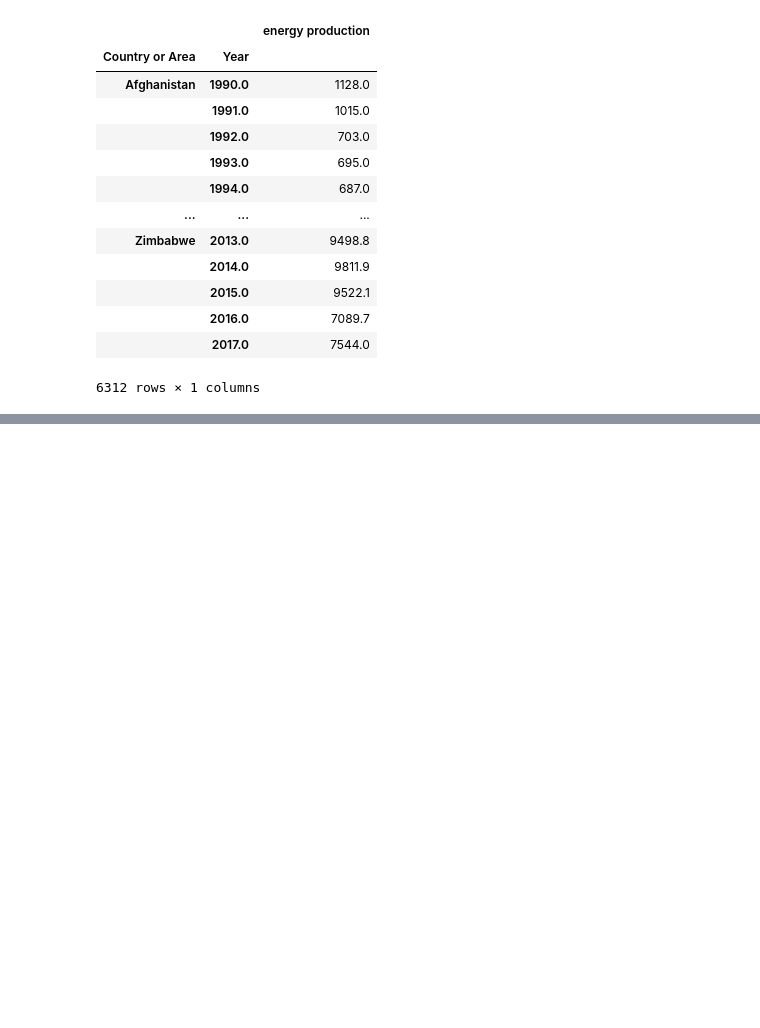
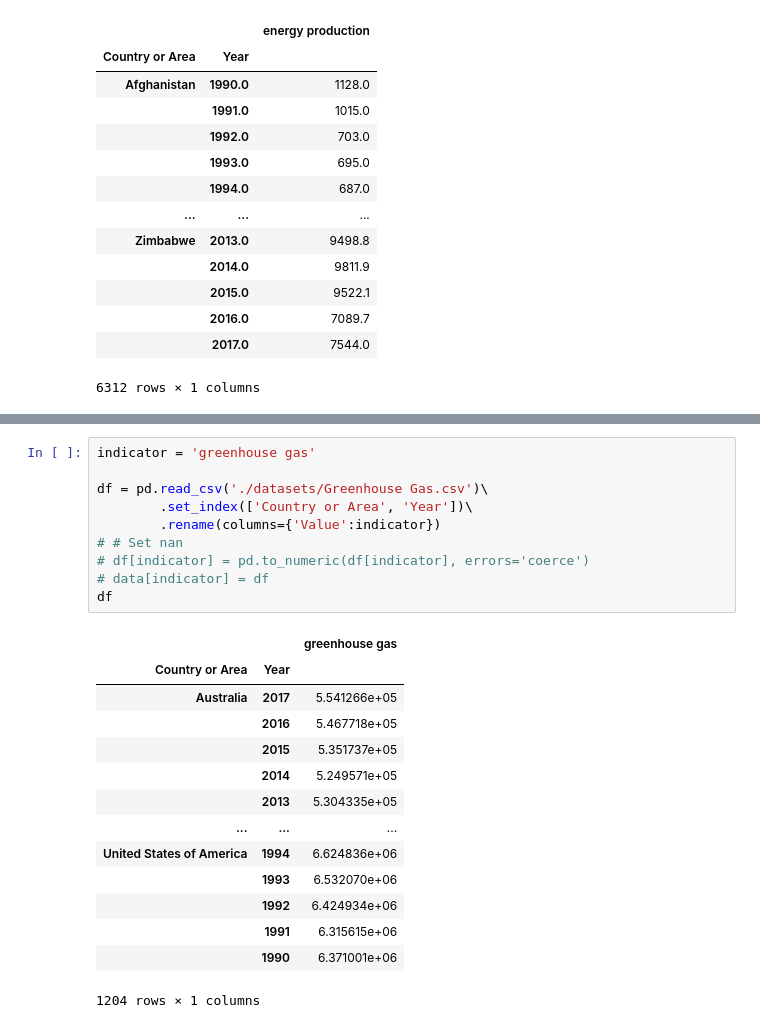
Before and after one commit to LucaDiba/renewable-causal-effects, a Jupyter notebook: Datasets merging.ipynb, the cells around one changed output, grey strips where cells are left out. Saved outputs shown, nothing was run; the diff lists cells and outputs as text; blank space fills up the shorter version.

Commit message:
Added "Greenhouse Gas"

```diff
--- a/Datasets merging.ipynb
+++ b/Datasets merging.ipynb
@@ -286,0 +302,25 @@ df
+# %%
+indicator = 'greenhouse gas'
+
+df = pd.read_csv('./datasets/Greenhouse Gas.csv')\
+        .set_index(['Country or Area', 'Year'])\
+        .rename(columns={'Value':indicator})
+# # Set nan
+# df[indicator] = pd.to_numeric(df[indicator], errors='coerce')
+# data[indicator] = df
+df
+# %% [output]
+|  |  | greenhouse gas |
+| Country or Area | Year |  |
+| Australia | 2017 | 5.541266e+05 |
+|  | 2016 | 5.467718e+05 |
+|  | 2015 | 5.351737e+05 |
+|  | 2014 | 5.249571e+05 |
+|  | 2013 | 5.304335e+05 |
+| ... | ... | ... |
+| United States of America | 1994 | 6.624836e+06 |
+|  | 1993 | 6.532070e+06 |
+|  | 1992 | 6.424934e+06 |
+|  | 1991 | 6.315615e+06 |
+|  | 1990 | 6.371001e+06 |
+1204 rows × 1 columns
```
Also changed, not shown: parts of 1 cell of this notebook, 1 other file.
